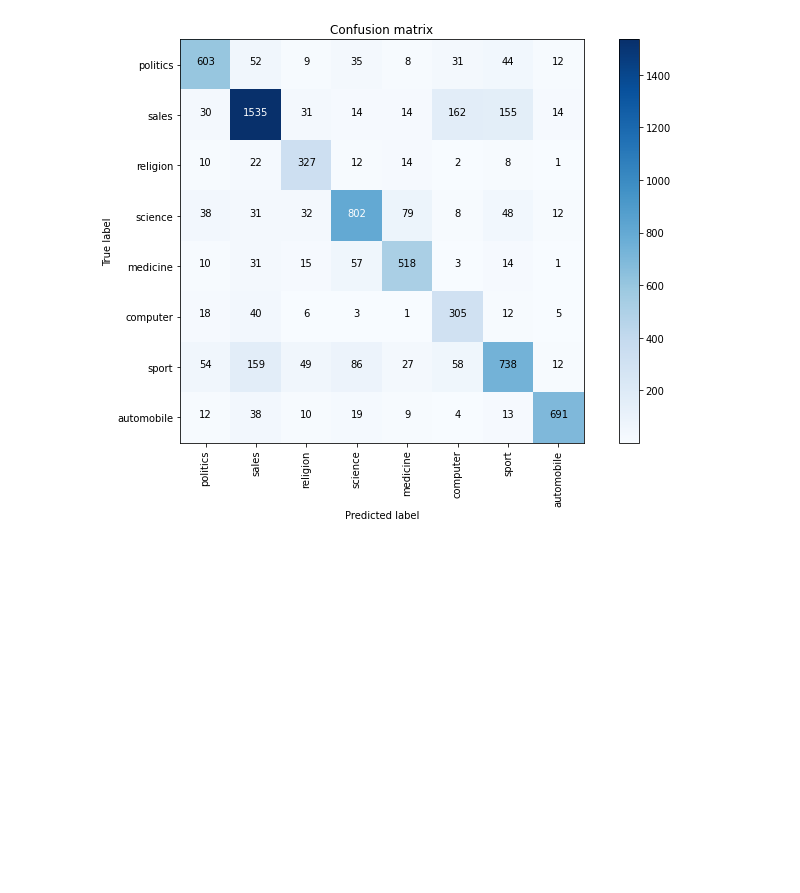
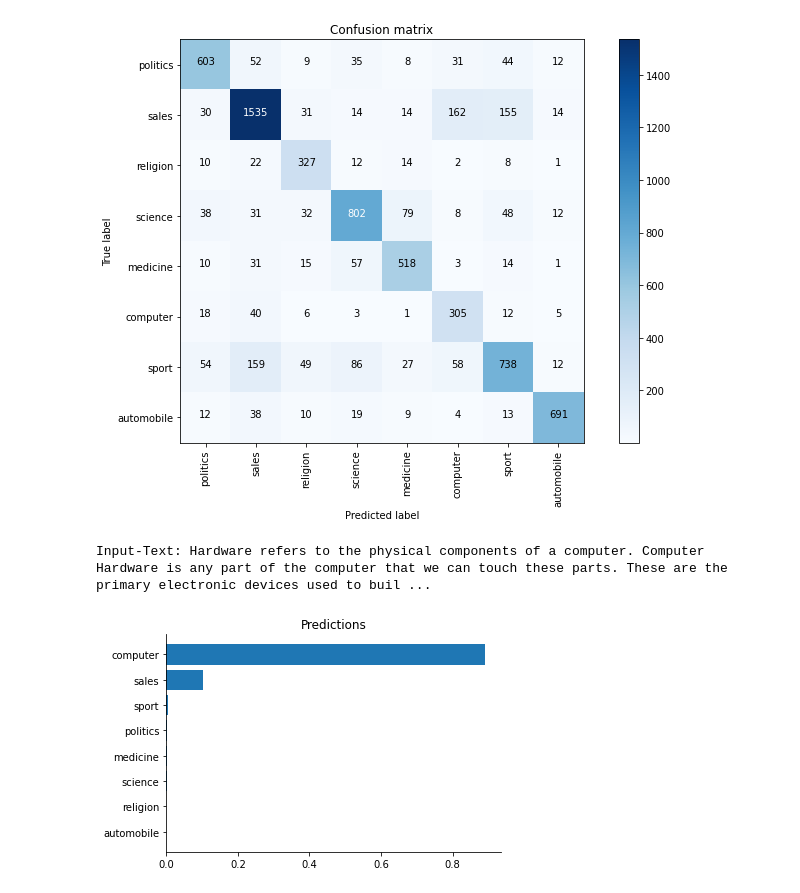
Before and after one commit to DataDavidProjects/UniversityProjects, a Jupyter notebook: Data Visualization and Text Mining/NLP/ProjectSummaryNLP.ipynb, the cells around one changed output. Cells and saved outputs as stored; diff of their text form; code cells hidden in the pictures; blank space fills up the shorter version.

Commit message:
Final Notebook for Model Pipeline

```diff
--- a/Data Visualization and Text Mining/NLP/ProjectSummaryNLP.ipynb
+++ b/Data Visualization and Text Mining/NLP/ProjectSummaryNLP.ipynb
@@ -128,10 +128,19 @@ prep_pipeline = Pipeline([
                     ('text_preprocessing', pipe_spacy_preprocessing )
                     ])
 
-
 def make_custom_predictions(fitted_pipe):
     prep_text = pipe_spacy_preprocessing.transform( pd.Series(input('Input-Text:')))
-    return label_encoder.inverse_transform( fitted_pipe.predict(prep_text))
+    predictions_proba = pd.Series( keras_model_emb.model.predict( emb_class.transform(prep_text) )[0] , index= label_names)
+
+    ranked_predictions  = predictions_proba.sort_values(ascending=True)
+
+    ax = plt.subplot(111)
+    ax.spines['right'].set_visible(False)
+    ax.spines['top'].set_visible(False)
+    chart = ax.barh(ranked_predictions.index ,ranked_predictions )
+    plt.title('Predictions')
+    return chart , ranked_predictions
+
 
 
 def save_keras_pipe(pipeline,name_model = 'keras_model.h5', name_pipe ='sklearn_pipeline.pkl' ):
@@ -655,3 +664,8 @@ weighted avg       0.77      0.77      0.77      7213
 
 Confusion matrix, without normalization
 [figure]
+# %%
+chart , ranked_predictions = make_custom_predictions(fitted_pipe)
+# %% [output]
+Input-Text: Hardware refers to the physical components of a computer. Computer Hardware is any part of the computer that we can touch these parts. These are the primary electronic devices used to buil ...
+[figure, added]
```
Also changed, not shown: parts of 1 cell of this notebook.
